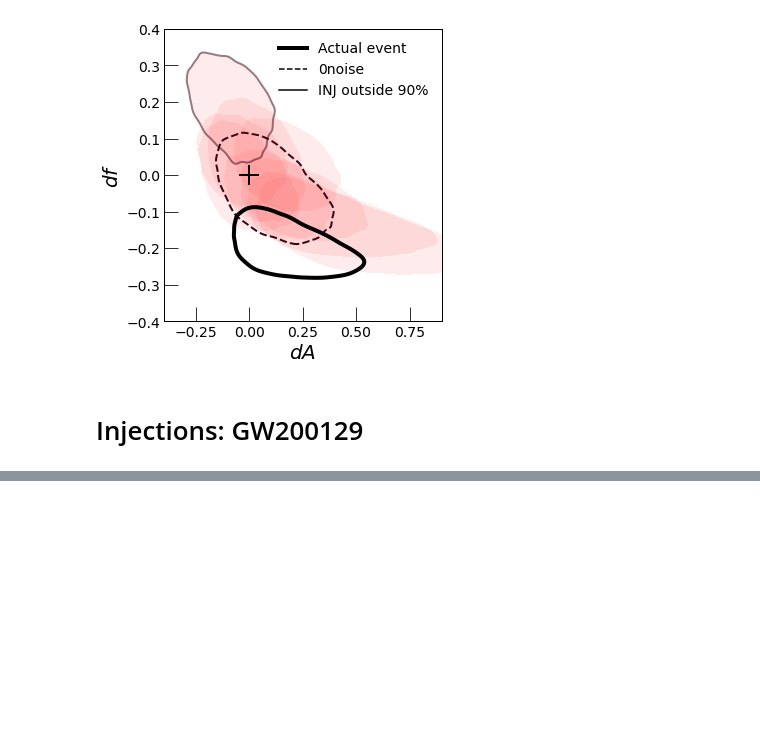
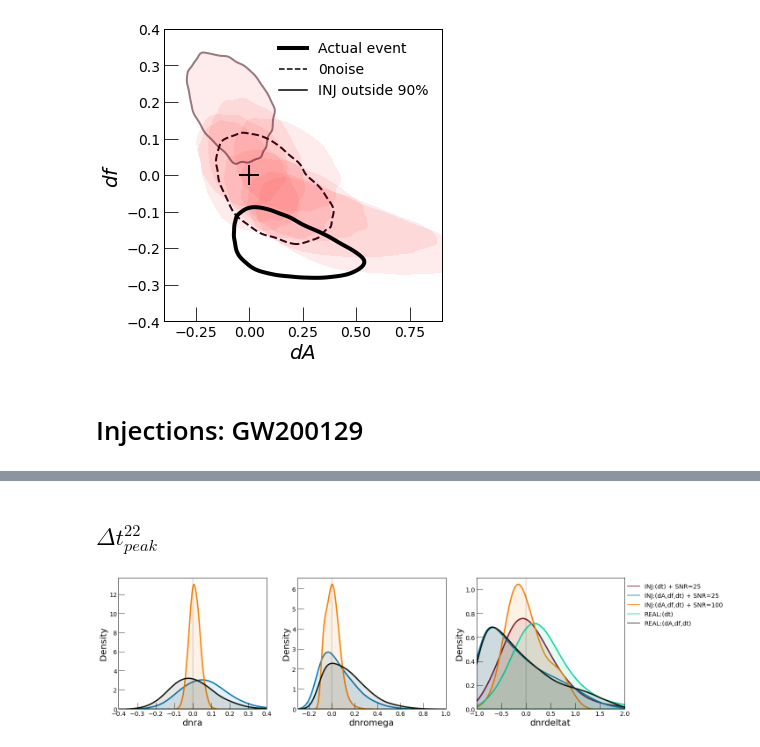
Before and after one commit to abhirup-ghosh/spinqnm, a Jupyter notebook: notebooks/eob_merger_modifications_PE.ipynb, the cells around one changed output, grey strips where cells are left out. Saved outputs shown, nothing was run; the diff lists cells and outputs as text; code cells hidden in the pictures; blank space fills up the shorter version.

Commit message:
updated notebook to plot PE results

```diff
--- a/notebooks/eob_merger_modifications_PE.ipynb
+++ b/notebooks/eob_merger_modifications_PE.ipynb
@@ -180,0 +181,54 @@ plt.savefig('./eob_merger_modifications_GW200129_injections.png')
+# %% [markdown]
+## $\Delta t^{22}_{peak}$
+# %%
+data_root = "../runs/eob_merger_tgr"
+run_list = ["injections/GW150914/zeronoise_DeltaT", "injections/GW150914/zeronoise_aft",
+            "injections/GW150914/zeronoise_aft_highSNR", "GW150914_DeltaT", "GW150914_a_omega_DeltaT"]
+
+label_list = ["INJ:(dt) + SNR=25", "INJ:(dA,df,dt) + SNR=25", "INJ:(dA,df,dt) + SNR=100", "REAL:(dt)", "REAL:(dA,df,dt)"]
+color_list = ["0d160b","06d6a0","f77f00","0077b6","800f2f"]
+color_list = [f"#{color}" for color in color_list[::-1]]
+
+fig = plt.figure(figsize=(20,5))
+ax1 = fig.add_subplot(131)
+ax2 = fig.add_subplot(132)
+ax3 = fig.add_subplot(133)
+
+for color, run, label in zip(color_list, run_list, label_list):
+  try:
+    data = np.genfromtxt(data_root + f"/{run}/cbcBayes/posterior_samples.dat", names=True, dtype=None)
+
+    dt = data["dnrdeltat"]
+
+    if 'dnra' in data.dtype.names and 'dnromega' in data.dtype.names:
+        da, df = data["dnra"], data["dnromega"]
+    else:
+        da, df = np.zeros(len(dt)), np.zeros(len(dt))
+
+    sns.kdeplot(da, ax=ax1, fill=True, alpha=0.1, linewidths=3, color=color, bw_adjust=2)
+    sns.kdeplot(df, ax=ax2, fill=True, alpha=0.1, linewidths=3, color=color, bw_adjust=2)
+    sns.kdeplot(dt, ax=ax3, fill=True, alpha=0.1, linewidths=3, color=color, bw_adjust=2)
+
+    ax3.plot(0,0, label=label, color=color)
+  except OSError:
+    print(f"{run}: data does not exist!")
+    continue
+
+ax1.axvline(x=0, color='k', alpha=0.1, linewidth=3)
+ax2.axvline(x=0, color='k', alpha=0.1, linewidth=3)
+ax3.axvline(x=0, color='k', alpha=0.1, linewidth=3)
+
+ax1.set_xlim([-0.4, 0.4])
+ax2.set_xlim([-0.3, 1])
+ax3.set_xlim([-1, 2])
+
+ax1.set_xlabel("dnra")
+ax2.set_xlabel("dnromega")
+ax3.set_xlabel("dnrdeltat")
+
+ax3.legend(loc="best", bbox_to_anchor=(1.2, 0.5, 0.5, 0.5))
+
+plt.tight_layout()
+plt.savefig('./eob_merger_modifications_GW150914_like_dnrdeltat.png')
+# %% [output]
+[figure, added]
```
Also changed, not shown: parts of 1 cell of this notebook.
